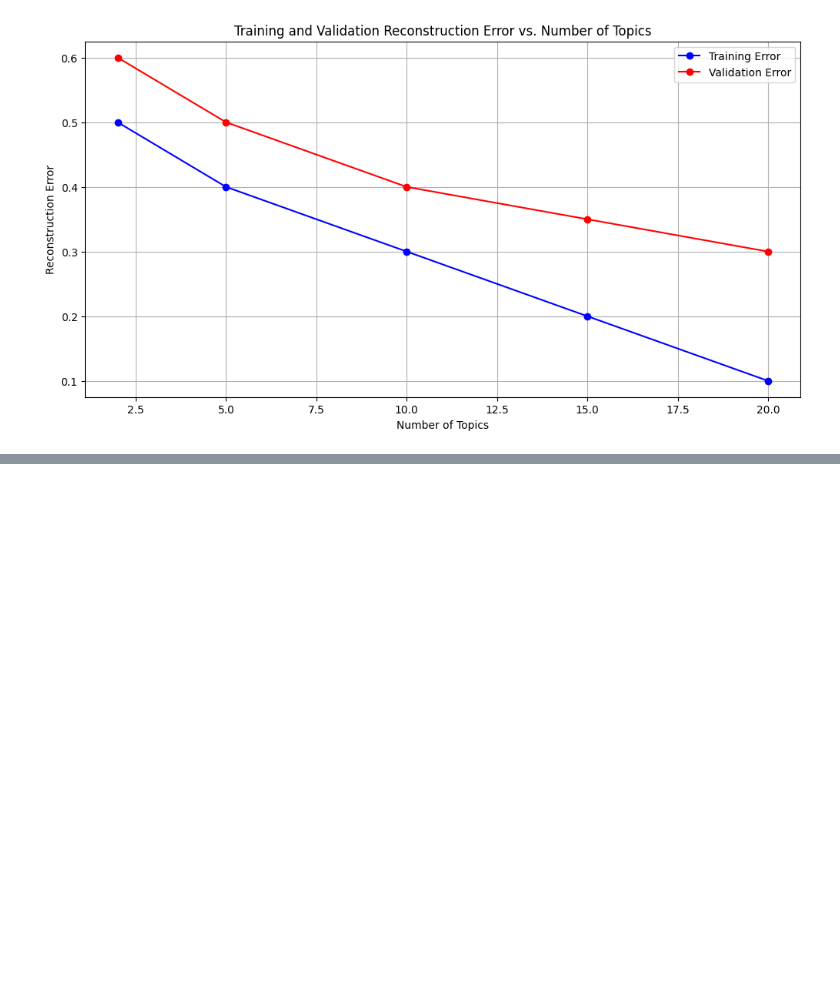
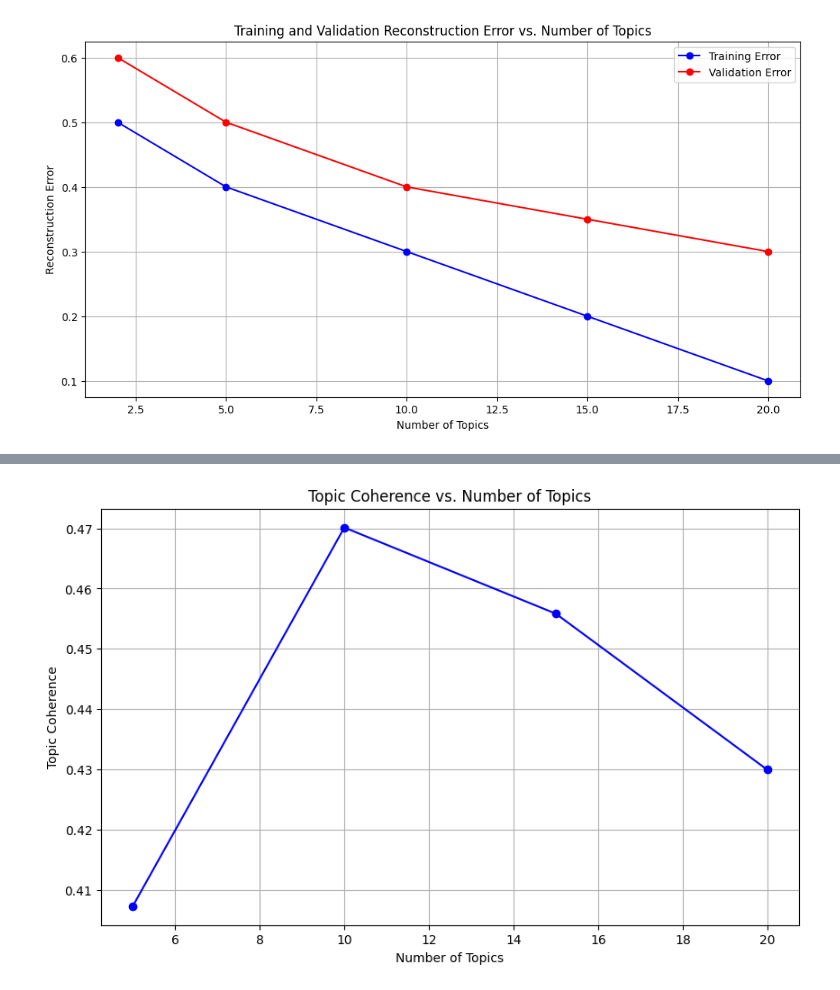
Before and after one commit to ganeshmukhiya/Modified-Topic-Modeling-NMF, a Jupyter notebook: model-analysis.ipynb, the cells around one changed output, grey strips where cells are left out. Drawn from its saved outputs; the diff is of its cells as text; code cells hidden in the pictures; blank space fills up the shorter version.

```diff
--- a/model-analysis.ipynb
+++ b/model-analysis.ipynb
@@ -171,0 +176,59 @@ plt.show()
+# %%
+import matplotlib.pyplot as plt
+from sklearn.decomposition import NMF
+from sklearn.feature_extraction.text import TfidfVectorizer
+from sklearn.datasets import fetch_20newsgroups
+from gensim.models import CoherenceModel
+from gensim.corpora import Dictionary
+import nltk
+from nltk.corpus import stopwords
+
+nltk.download('stopwords')
+
+# Load and preprocess data
+newsgroups_train = fetch_20newsgroups(subset='train')
+data = newsgroups_train.data
+vectorizer = TfidfVectorizer(max_features=2000, stop_words='english')
+X = vectorizer.fit_transform(data)
+
+def get_topics(nmf_model, vectorizer):
+    feature_names = vectorizer.get_feature_names_out()
+    topics = []
+    for topic_idx, topic in enumerate(nmf_model.components_):
+        top_words = [feature_names[i] for i in topic.argsort()[:-11:-1]]
+        topics.append(top_words)
+    return topics
+
+def calculate_coherence(topics, data):
+    stop_words = set(stopwords.words('english'))
+    texts = [[word for word in doc.split() if word not in stop_words] for doc in data]
+    dictionary = Dictionary(texts)
+    corpus = [dictionary.doc2bow(text) for text in texts]
+
+    coherence_model = CoherenceModel(topics=topics, texts=texts, dictionary=dictionary, coherence='c_v')
+    coherence_score = coherence_model.get_coherence()
+    return coherence_score
+
+# Number of topics to evaluate
+topics_range = [5, 10, 15, 20]
+
+coherence_scores = []
+
+for n_topics in topics_range:
+    nmf_model = NMF(n_components=n_topics, random_state=42)
+    W = nmf_model.fit_transform(X)
+    H = nmf_model.components_
+
+    topics = get_topics(nmf_model, vectorizer)
+    coherence_score = calculate_coherence(topics, data)
+    coherence_scores.append(coherence_score)
+
+# Plot Topic Coherence vs. Number of Topics
+plt.figure(figsize=(10, 6))
+plt.plot(topics_range, coherence_scores, marker='o', linestyle='-', color='b')
+plt.xlabel('Number of Topics')
+plt.ylabel('Topic Coherence')
+plt.title('Topic Coherence vs. Number of Topics')
+plt.grid(True)
+plt.show()
+# %% [output]
@@ -171,0 +237 @@ plt.show()
+[figure, added]
```
Also changed, not shown: parts of 4 cells of this notebook.
